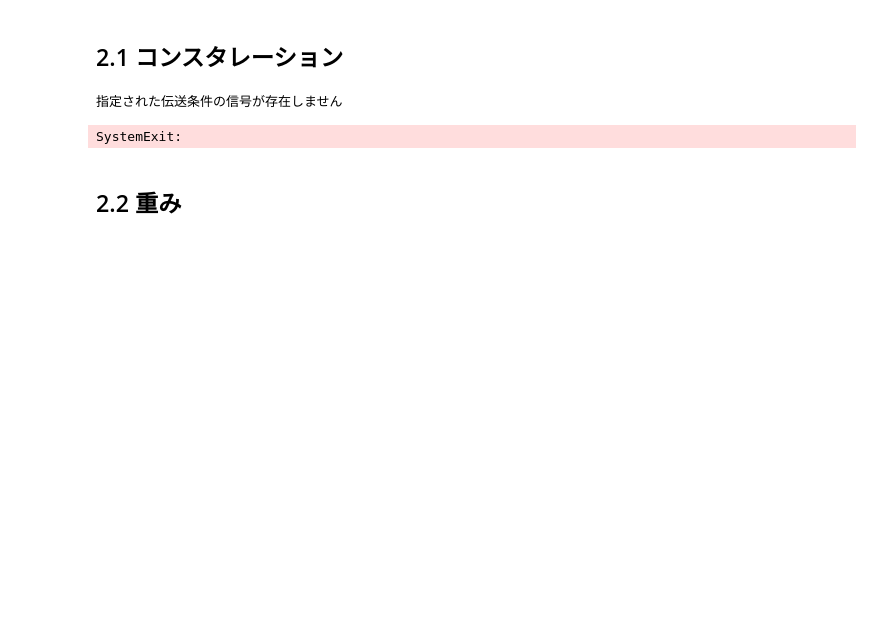
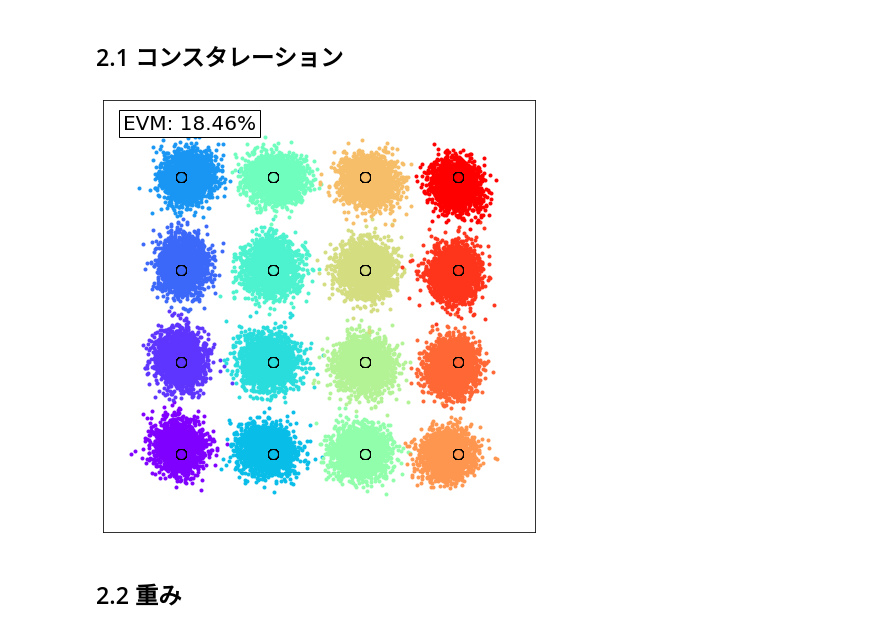
Before and after one commit to n-nooobu/masterthesis, a Jupyter notebook: src/visualization.ipynb, the cells around one changed output. Cells and saved outputs as stored; diff of their text form; code cells hidden in the pictures; blank space fills up the shorter version.

```diff
--- a/src/visualization.ipynb
+++ b/src/visualization.ipynb
@@ -110,6 +110,16 @@ class Dataset_CVNN(data.Dataset):
         y_i = y[0]
         y_q = y[1]
         return x_i, x_q, y_i, y_q
+
+
+class CSigmoid(nn.Module):
+    def __init__(self):
+        super().__init__()
+
+    def forward(self, x_i, x_q):
+        x_i, x_q = x_i.clone(), x_q.clone()
+        x_i, x_q = torch.sigmoid(x_i), torch.sigmoid(x_q)
+        return x_i, x_q
 
 
 class ZReLU(nn.Module):
@@ -180,7 +190,9 @@ class CVNN(nn.Module):
         super().__init__()
         self.fc1 = ComplexLinear(input_dim, hidden_neuron)
         self.fc2 = ComplexLinear(hidden_neuron, output_dim)
-        if activation == 'ZReLU':
+        if activation == 'CSigmoid':
+            self.activation = CSigmoid()
+        elif activation == 'ZReLU':
             self.activation = ZReLU()
         elif activation == 'CReLU':
             self.activation = CReLU()
@@ -203,8 +215,12 @@ class CVNN(nn.Module):
 # %% [markdown]
 ### データ読み込み
 # %%
-def prepare_input(signal_info, form, PdBm, Lmax):
+def prepare_input(model_type, signal_info, form, PdBm, Lmax):
     max_tap = 501
+    if model_type == 'ANN':
+        data_shaping = data_shaping_ANN
+    elif model_type == 'CVNN':
+        data_shaping = data_shaping_CVNN
 
     # t_condition 伝送条件
     n = 32  # 1シンボルあたりのサンプリング数[/symbol]
@@ -294,17 +310,17 @@ def prepare_model(model_type, tap, batch_size, neuron, epochs, lr, activation, s
     if signal_type == 'prbs':
         N = signal_info['N']  # PRBSの次数
         itr = signal_info['itr']  # PRBSの繰り返し回数
-        x, y = prepare_input(signal_info=signal_info, form=form, PdBm=PdBm, Lmax=Lmax)
+        x, y = prepare_input(model_type=model_type, signal_info=signal_info, form=form, PdBm=PdBm, Lmax=Lmax)
     elif signal_type == 'random':
         seed = signal_info['seed']  # 乱数シード
         bit_num = signal_info['bit_num']  # ビット長を指定
-        x, y = prepare_input(signal_info=signal_info, form=form, PdBm=PdBm, Lmax=Lmax)
+        x, y = prepare_input(model_type=model_type, signal_info=signal_info, form=form, PdBm=PdBm, Lmax=Lmax)
     elif signal_type == 'image':
         target_dir = signal_info['target_dir']
         step = signal_info['step']  # =10 ---> (768, 1024) ---> (76, 102)
         image_number = signal_info['image_number']
         ebtb = signal_info['ebtb']  # 8B10Bを行うか
-        x, y = prepare_input(signal_info=signal_info, form=form, PdBm=PdBm, Lmax=Lmax)
+        x, y = prepare_input(model_type=model_type, signal_info=signal_info, form=form, PdBm=PdBm, Lmax=Lmax)
 
     # csvの列指定に用いる文字列
     l_condition = 'tap=='+str(tap)+'&max_tap=='+str(max_tap)+'&batch_size=='+str(batch_size)+'&neuron=='+str(neuron)+'&learning_rate=='+str(lr)+'&activation=="'+str(activation)+'"'
@@ -326,6 +342,7 @@ def prepare_model(model_type, tap, batch_size, neuron, epochs, lr, activation, s
 
     if len(l_query) == 0 or l_query['epochs'].max() < epochs:
         print('指定された条件の学習結果は存在しません')
+        sys.exit()
     else:
         index = l_query[l_query['epochs']==epochs].index
         if model_type == 'ANN':
@@ -360,7 +376,7 @@ def predict_ANN(tap, batch_size, neuron, epochs, lr, activation, signal_info_mod
 def predict_CVNN(tap, batch_size, neuron, epochs, lr, activation, signal_info_model, signal_info_input, form, PdBm, Lmax):
     model, mean, std = prepare_model(model_type='CVNN', tap=tap, batch_size=batch_size, neuron=neuron, epochs=epochs, lr=lr, activation=activation, signal_info=signal_info_model, form=form, PdBm=PdBm, Lmax=Lmax)
 
-    x, y = prepare_input(signal_info=signal_info_input, form=form, PdBm=PdBm, Lmax=Lmax)
+    x, y = prepare_input(model_type=model_type, signal_info=signal_info_input, form=form, PdBm=PdBm, Lmax=Lmax)
     dataset = Dataset_CVNN(x=x, y=y, mean=mean, std=std)
     dataloader = data.DataLoader(dataset, batch_size=batch_size, shuffle=False)
 
@@ -417,28 +529,27 @@ def display_constellation(nnc, y):
 # %%
-tap = 1
+tap = 151
 batch_size = 100
 neuron = 300
 epochs = 500
 lr = 0.001
-activation = 'ReLU'
+activation = 'CSigmoid'
 form = 'RZ16QAM'
 PdBm = 1
 Lmax = 2500
 
 #signal_info_model = {'signal_type': 'prbs', 'N': 17, 'itr': 1}
-#signal_info_model = {'signal_type': 'random', 'seed': 1234, 'bit_num': 100000}
-signal_info_model = {'signal_type': 'image', 'target_dir': 'train_0', 'step': 10, 'image_number': '0', 'ebtb': True}
+signal_info_model = {'signal_type': 'random', 'seed': 1234, 'bit_num': 10000}
+#signal_info_model = {'signal_type': 'image', 'target_dir': 'train_0', 'step': 10, 'image_number': '0', 'ebtb': True}
 #signal_info_model = {'signal_type': 'image', 'target_dir': 'train_0', 'step': 10, 'image_number': '0, 1, 2, 3, 4, 5, 6, 7, 8, 9', 'ebtb': True}
 
-#signal_info_input = {'signal_type': 'prbs', 'N': 13, 'itr': 1}
-signal_info_input = {'signal_type': 'random', 'seed': 1234, 'bit_num': 100000}
+signal_info_input = {'signal_type': 'prbs', 'N': 17, 'itr': 1}
+#signal_info_input = {'signal_type': 'random', 'seed': 1234, 'bit_num': 100000}
 #signal_info_input = {'signal_type': 'image', 'target_dir': 'train_0', 'step': 10, 'image_number': '0', 'ebtb': True}
 
-nnc, y = predict_ANN(tap, batch_size, neuron, epochs, lr, activation, signal_info_model, signal_info_input, form, PdBm, Lmax)
+nnc, y = predict_CVNN(tap, batch_size, neuron, epochs, lr, activation, signal_info_model, signal_info_input, form, PdBm, Lmax)
 display_constellation(nnc, y)
 # %% [output]
-指定された伝送条件の信号が存在しません
-SystemExit:
+[figure, added]
 # %% [markdown]
 ## 2.2 重み
 # %%
```
Also changed, not shown: parts of 15 cells of this notebook, 1 other file.
